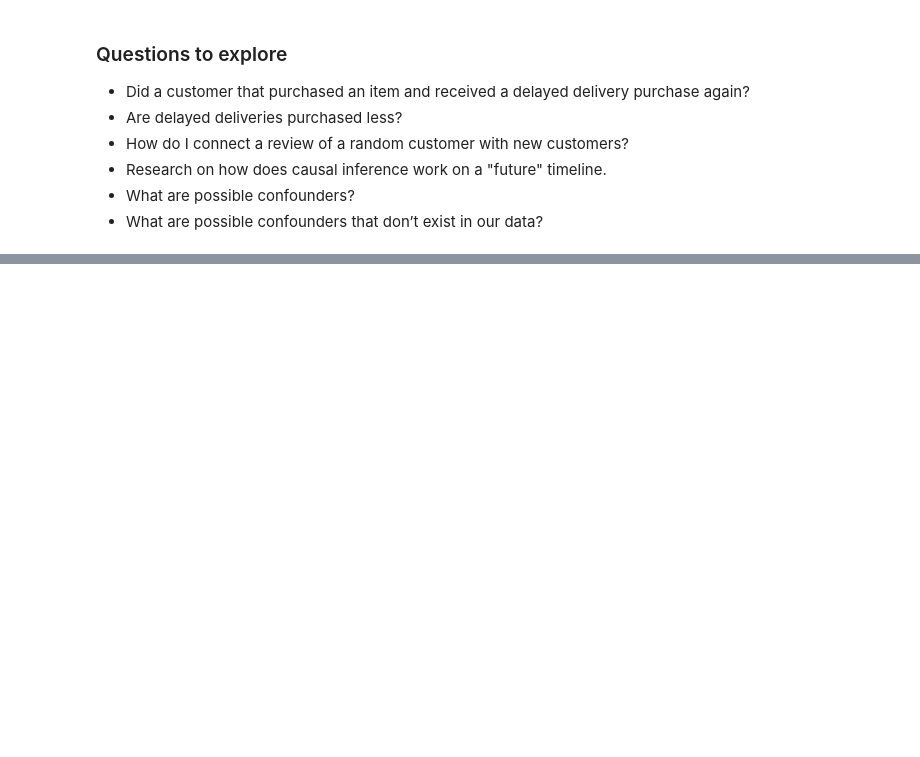
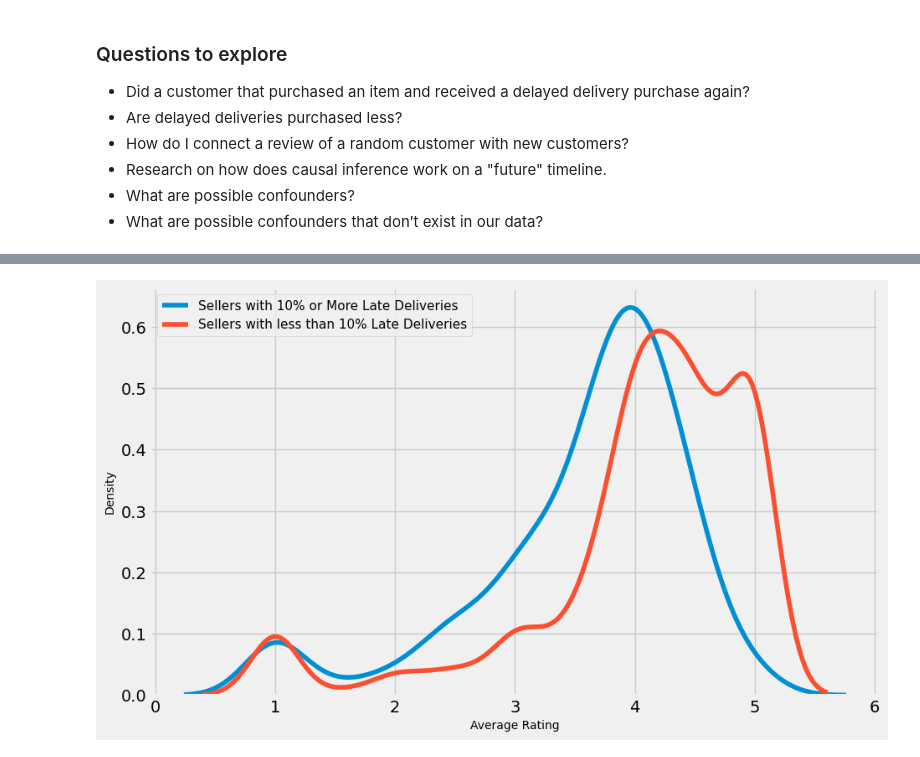
Before and after one commit to menni99/causal-attribution-analysis, a Jupyter notebook: dev/data-exploration-jh.ipynb, the cells around one changed output, grey strips where cells are left out. Saved outputs shown, nothing was run; the diff lists cells and outputs as text; code cells hidden in the pictures; blank space fills up the shorter version.

```diff
--- a/dev/data-exploration-jh.ipynb
+++ b/dev/data-exploration-jh.ipynb
@@ -78,0 +96,10 @@ df.shape
+# %%
+plt.figure(figsize=(10,6))
+sns.kdeplot(agg_df[agg_df['perc_late_del'] >= 0.1]['avg_review_scores'], label='Sellers with 10% or More Late Deliveries')
+sns.kdeplot(agg_df[agg_df['perc_late_del'] < 0.1]['avg_review_scores'], label='Sellers with less than 10% Late Deliveries')
+plt.xlabel("Average Rating", fontsize=10)
+plt.ylabel("Density", fontsize=10)
+plt.legend(fontsize=11)
+plt.show()
+# %% [output]
+[figure, added]
```
Also changed, not shown: parts of 11 cells of this notebook.
